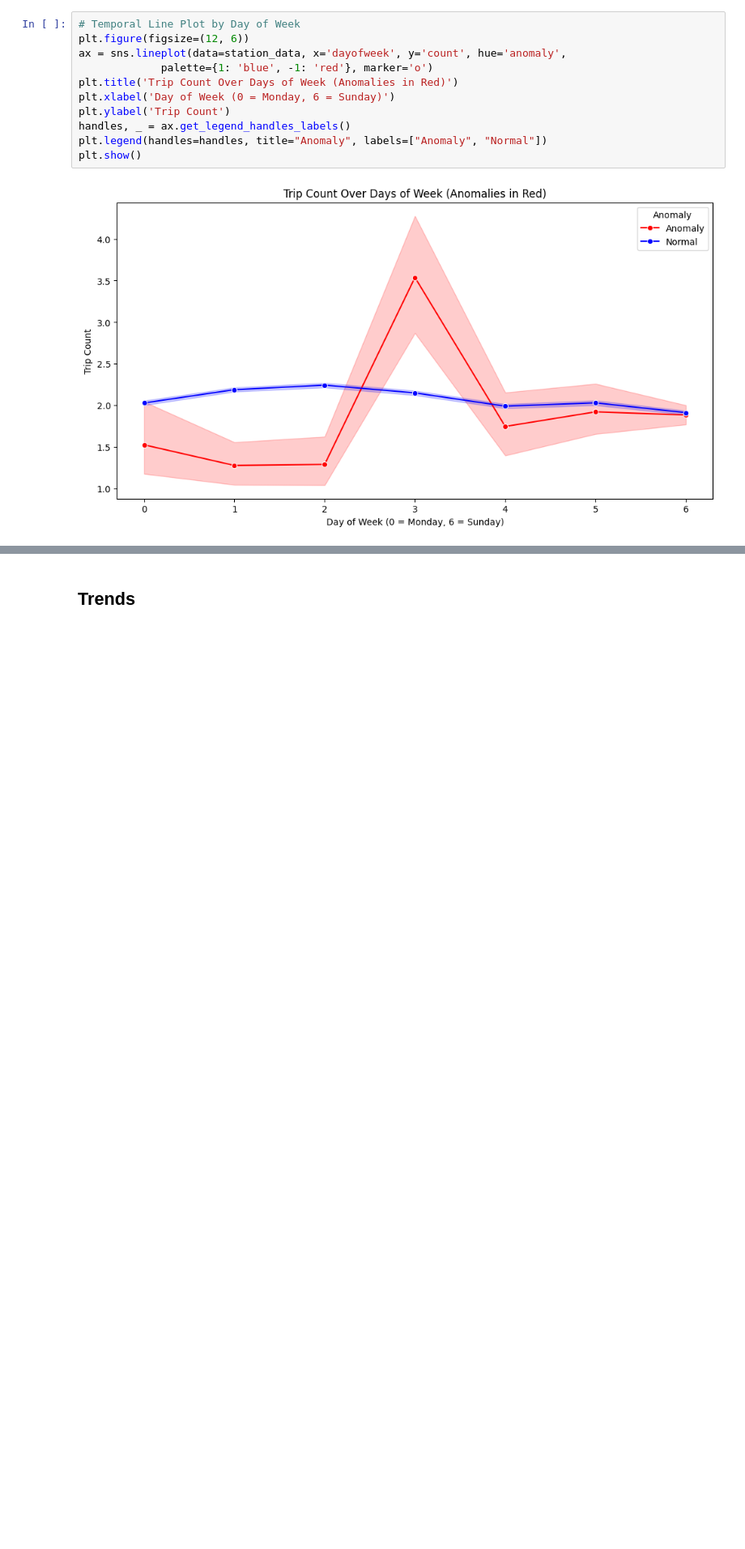
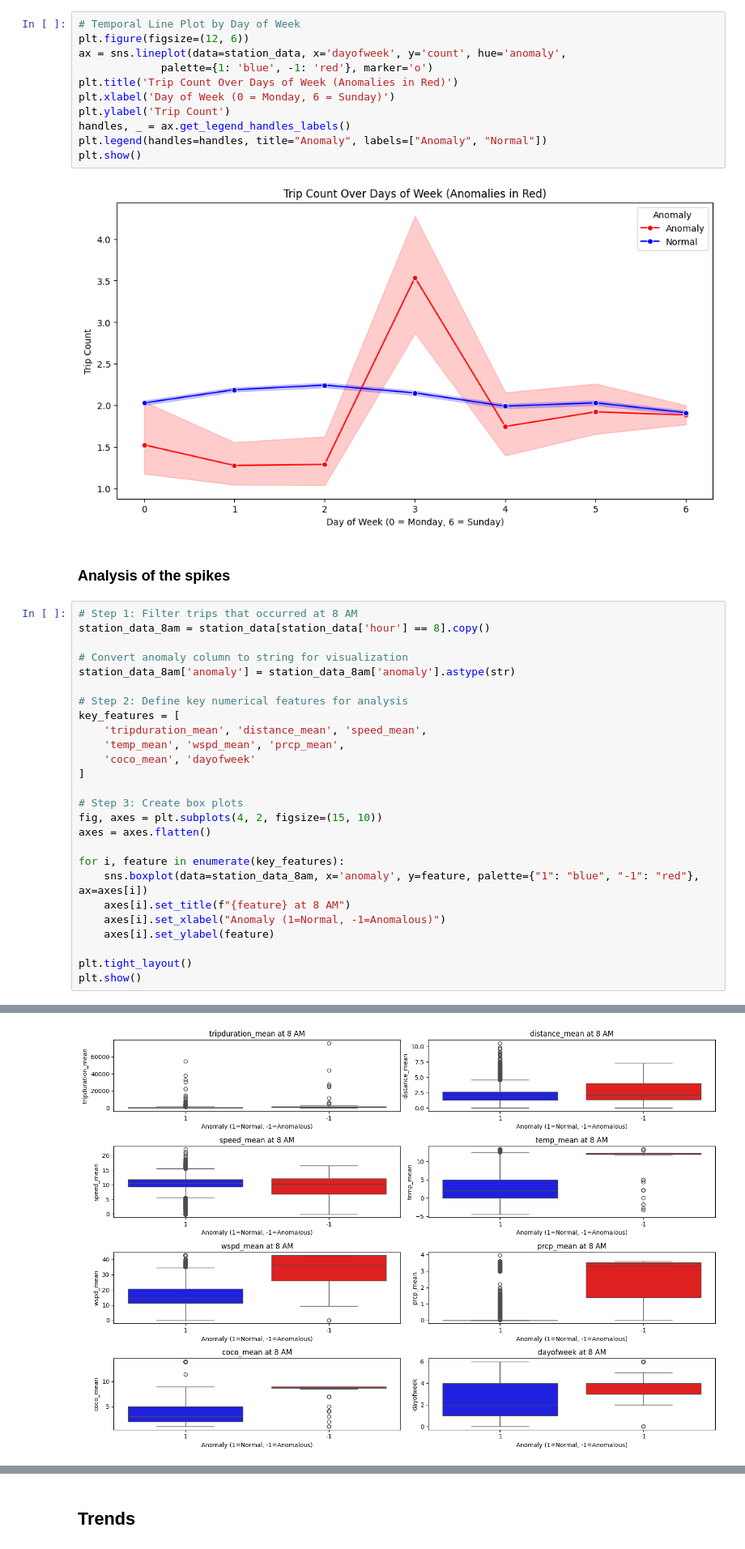
Before and after one commit to elnurisg/anomaly_detection_for_shared_mobility, a Jupyter notebook: station_focus/data_analysis.ipynb, the cells around one changed output, grey strips where cells are left out. Shown at 81% size. Cells and saved outputs as stored; diff of their text form; blank space fills up the shorter version.

Commit message:
Add analysis of the data of 8am Thursday

```diff
--- a/station_focus/data_analysis.ipynb
+++ b/station_focus/data_analysis.ipynb
@@ -279,3 +281,32 @@ plt.legend(handles=handles, title="Anomaly", labels=["Anomaly", "Normal"])
 plt.show()
 # %% [output]
 [figure]
+# %% [markdown]
+### Analysis of the spikes
+# %%
+# Step 1: Filter trips that occurred at 8 AM
+station_data_8am = station_data[station_data['hour'] == 8].copy()
+
+# Convert anomaly column to string for visualization
+station_data_8am['anomaly'] = station_data_8am['anomaly'].astype(str)
+
+# Step 2: Define key numerical features for analysis
+key_features = [
+    'tripduration_mean', 'distance_mean', 'speed_mean',
+    'temp_mean', 'wspd_mean', 'prcp_mean',
+    'coco_mean', 'dayofweek'
+]
+
+# Step 3: Create box plots
+fig, axes = plt.subplots(4, 2, figsize=(15, 10))
+axes = axes.flatten()
+
+for i, feature in enumerate(key_features):
+    sns.boxplot(data=station_data_8am, x='anomaly', y=feature, palette={"1": "blue", "-1": "red"}, ax=axes[i])
+    axes[i].set_title(f"{feature} at 8 AM")
+    axes[i].set_xlabel("Anomaly (1=Normal, -1=Anomalous)")
+    axes[i].set_ylabel(feature)
+
+plt.tight_layout()
+plt.show()
+# %% [output]
@@ -281,0 +330 @@ plt.show()
+[figure, added]
```
Also changed, not shown: parts of 9 cells of this notebook.
